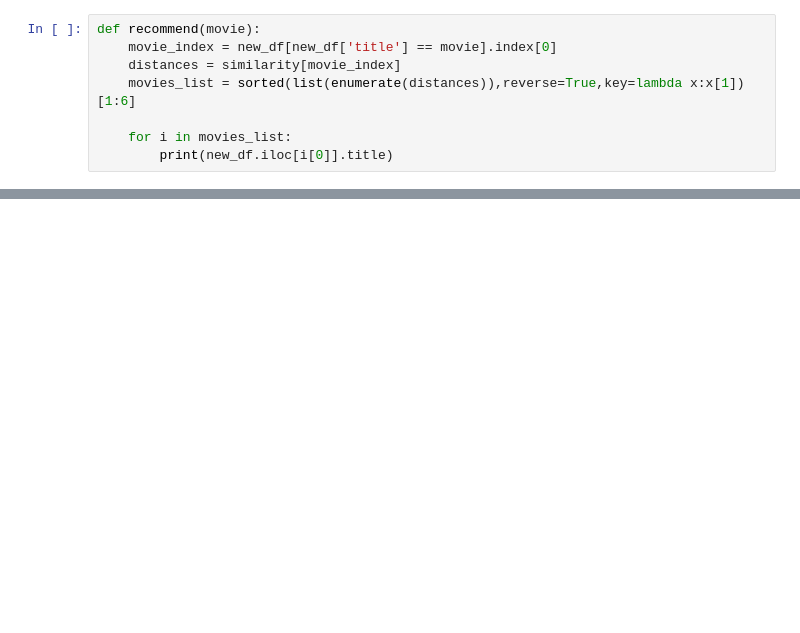
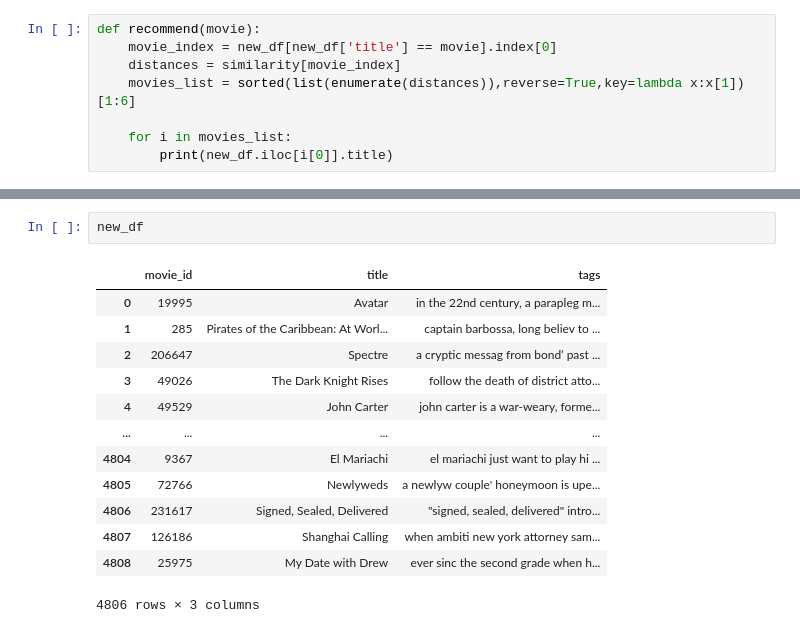
Before and after one commit to ahmad-kaif/movie-recommendation-model, a Jupyter notebook: movie-recommender-system.ipynb, the cells around one changed output, grey strips where cells are left out. Drawn from its saved outputs; the diff is of its cells as text; blank space fills up the shorter version.

```diff
--- a/movie-recommender-system.ipynb
+++ b/movie-recommender-system.ipynb
@@ -332,0 +334,16 @@ new_df.iloc[1214]
+# %%
+new_df
+# %% [output]
+|  | movie_id | title | tags |
+| 0 | 19995 | Avatar | in the 22nd century, a parapleg m... |
+| 1 | 285 | Pirates of the Caribbean: At Worl... | captain barbossa, long believ to ... |
+| 2 | 206647 | Spectre | a cryptic messag from bond’ past ... |
+| 3 | 49026 | The Dark Knight Rises | follow the death of district atto... |
+| 4 | 49529 | John Carter | john carter is a war-weary, forme... |
+| ... | ... | ... | ... |
+| 4804 | 9367 | El Mariachi | el mariachi just want to play hi ... |
+| 4805 | 72766 | Newlyweds | a newlyw couple' honeymoon is upe... |
+| 4806 | 231617 | Signed, Sealed, Delivered | "signed, sealed, delivered" intro... |
+| 4807 | 126186 | Shanghai Calling | when ambiti new york attorney sam... |
+| 4808 | 25975 | My Date with Drew | ever sinc the second grade when h... |
+4806 rows × 3 columns
```
Also changed, not shown: parts of 9 cells of this notebook, 1 other file.
